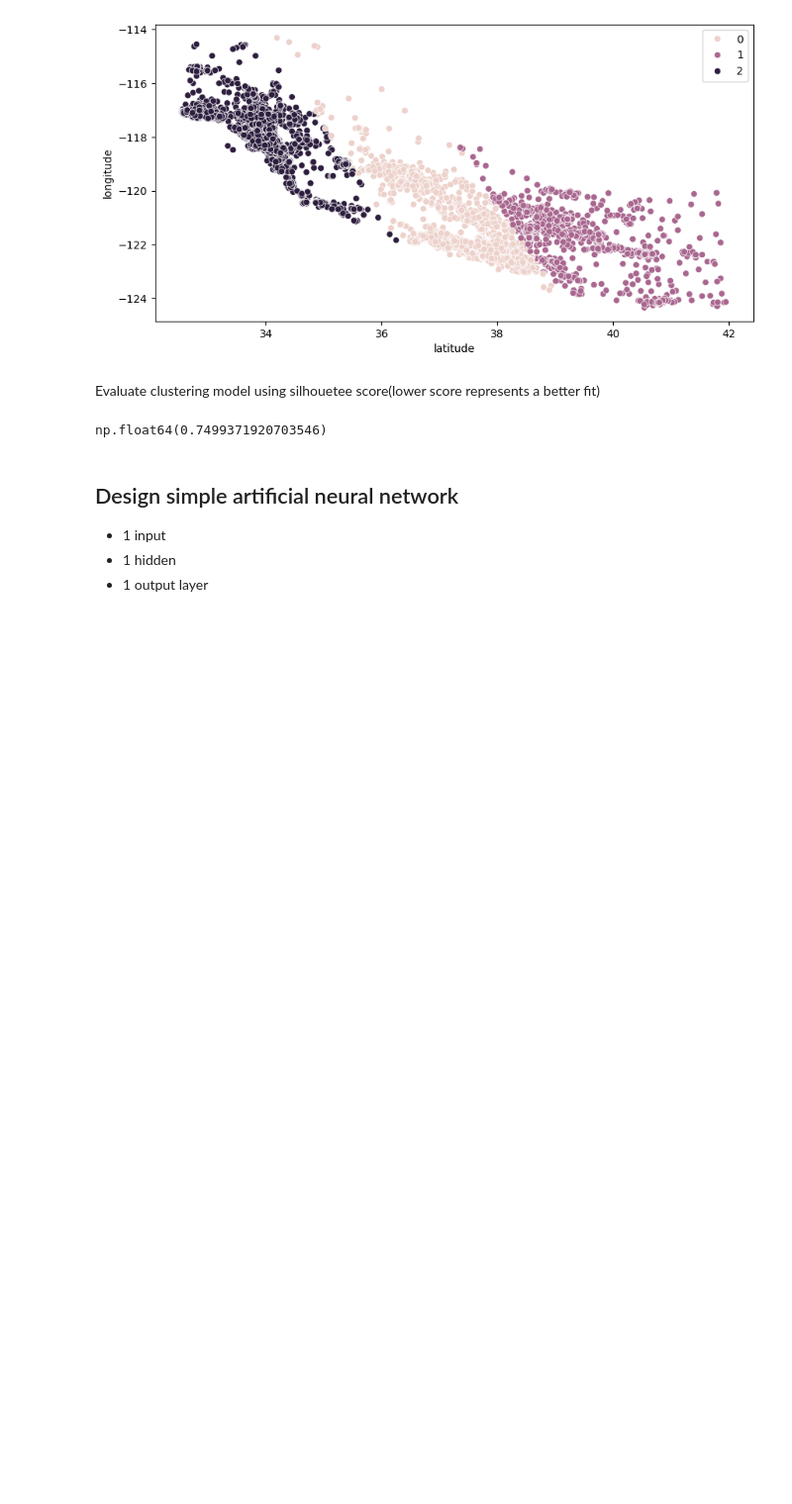
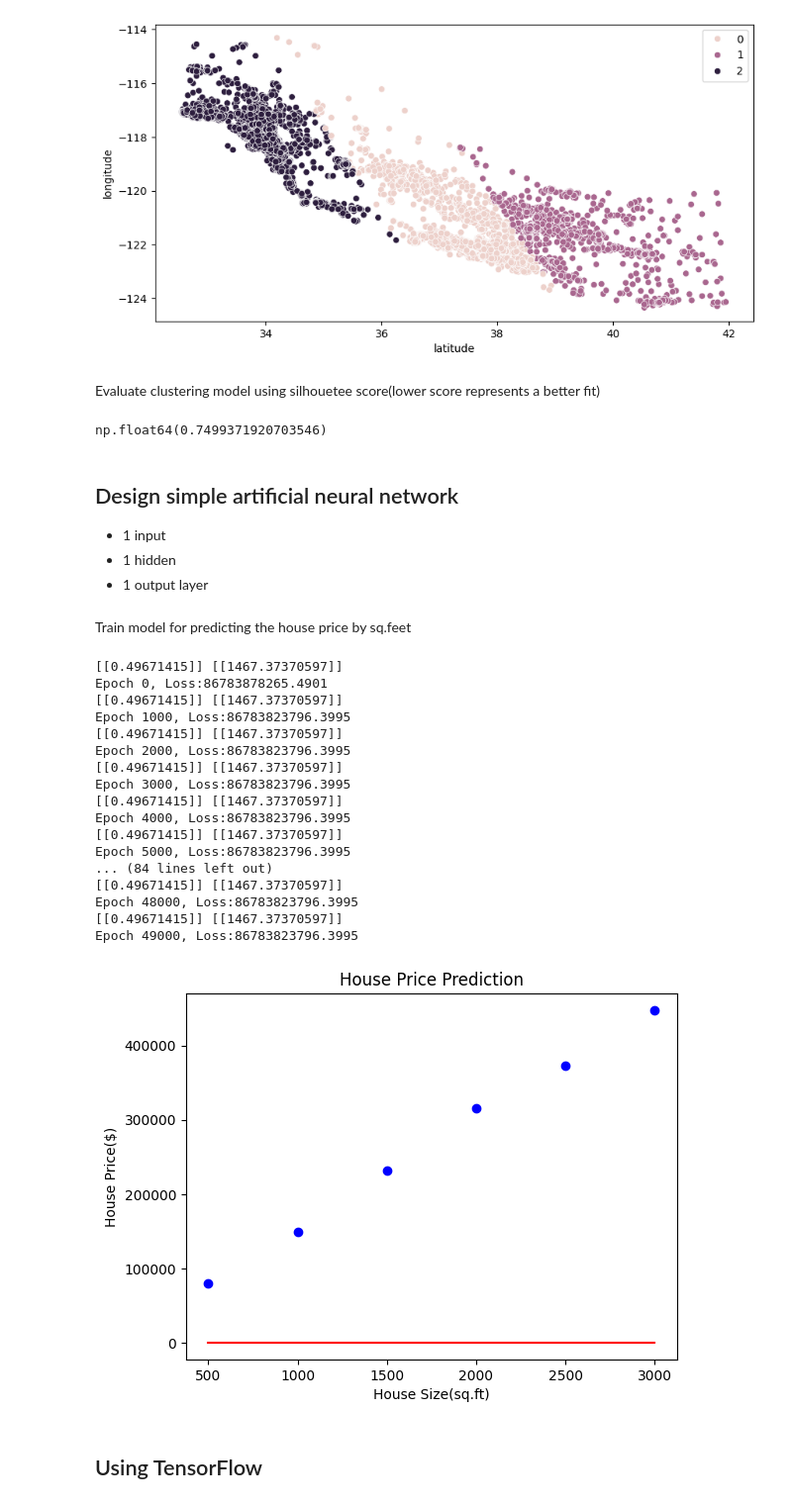
Before and after one commit to UjjwalKarkeyy/Python_Programming, a Jupyter notebook: Week-6_python.ipynb, the cells around one changed output. Shown: that part at 99% size. Drawn from its saved outputs; the diff is of its cells as text; code cells hidden in the pictures; blank space fills up the shorter version.

Commit message:
deep-learning-tensorflow

```diff
--- a/Week-6_python.ipynb
+++ b/Week-6_python.ipynb
@@ -228,22 +228,3 @@ np.float64(0.7499371920703546)
 - 1 input
 - 1 hidden
 - 1 output layer
-# %%
-import numpy as np
-import matplotlib.pyplot as plt
-
-class NeuralNetwork:
-    def __init__(self, input_neurons, hidden_neurons, output_neurons, learning_rate = 0.1):
-
-        # Initialize network parameters
-        self.input_neurons = input_neurons
-        self.hidden_neurons = hidden_neurons
-        self.output_neurons = output_neurons
-        self.learning_rate = learning_rate
-
-        # Random initialization of weights and biases
-        np.random.seed(42)
-        self.w1 = np.random.randn(input_neurons, hidden_neurons)
-        self.b1 = np.random.randn(hidden_neurons)
-        self.w2 = np.random.randn(hidden_neurons, output_neurons)
-        self.b2 = np.random.randn(output_neurons)
@@ -249,0 +296,44 @@ class NeuralNetwork:
+# %% [markdown]
+Train model for predicting the house price by sq.feet
+# %%
+# create some synthetic data for house sizes and corresponding prices
+
+np.random.seed(42)
+
+x = np.array([[500],[1000],[1500],[2000],[2500],[3000]])
+y = x * 150 + (np.random.randn(*x.shape) * 10000) # Random noise
+
+nn = NeuralNetwork(input_neurons=1, hidden_neurons=1, output_neurons=1, learning_rate=0.01)
+nn.train(x, y, epochs=50000)
+
+predictions = nn.predict(x)
+
+# Plotting the data
+plt.scatter(x,y,color='blue',label='Actual Prices') # Actual prices
+plt.plot(x,predictions,color='red',label='Predicted prices') # Predicted prices
+plt.xlabel('House Size(sq.ft)')
+plt.ylabel('House Price($)')
+plt.title('House Price Prediction')
+plt.legend
+plt.show()
+# %% [output]
+[[0.49671415]] [[1467.37370597]]
+Epoch 0, Loss:86783878265.4901
+[[0.49671415]] [[1467.37370597]]
+Epoch 1000, Loss:86783823796.3995
+[[0.49671415]] [[1467.37370597]]
+Epoch 2000, Loss:86783823796.3995
+[[0.49671415]] [[1467.37370597]]
+Epoch 3000, Loss:86783823796.3995
+[[0.49671415]] [[1467.37370597]]
+Epoch 4000, Loss:86783823796.3995
+[[0.49671415]] [[1467.37370597]]
+Epoch 5000, Loss:86783823796.3995
+... (84 lines left out)
+[[0.49671415]] [[1467.37370597]]
+Epoch 48000, Loss:86783823796.3995
+[[0.49671415]] [[1467.37370597]]
+Epoch 49000, Loss:86783823796.3995
+[figure, added]
+# %% [markdown]
+## Using TensorFlow
```
Also changed, not shown: parts of 6 cells of this notebook, 4 other files.
